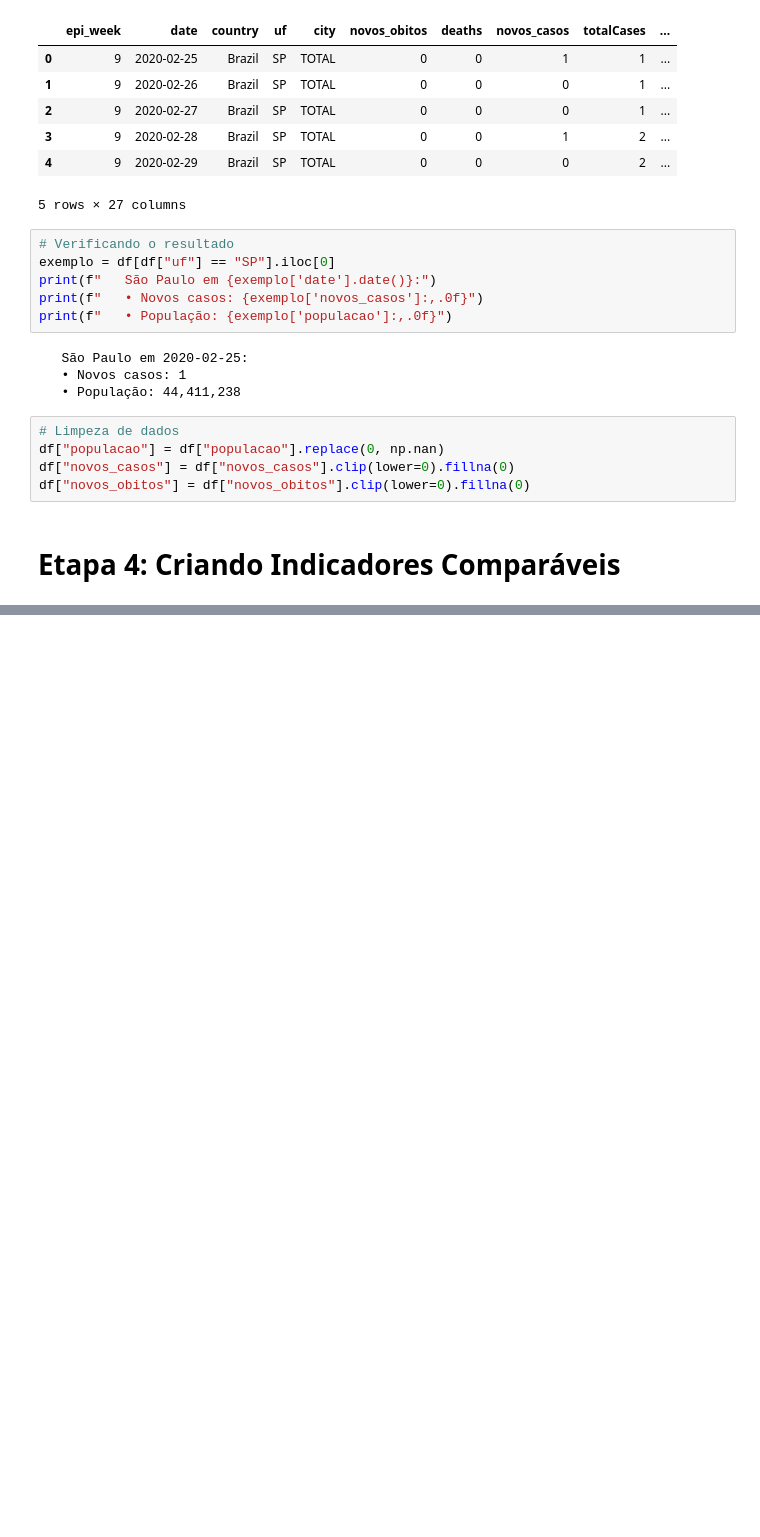
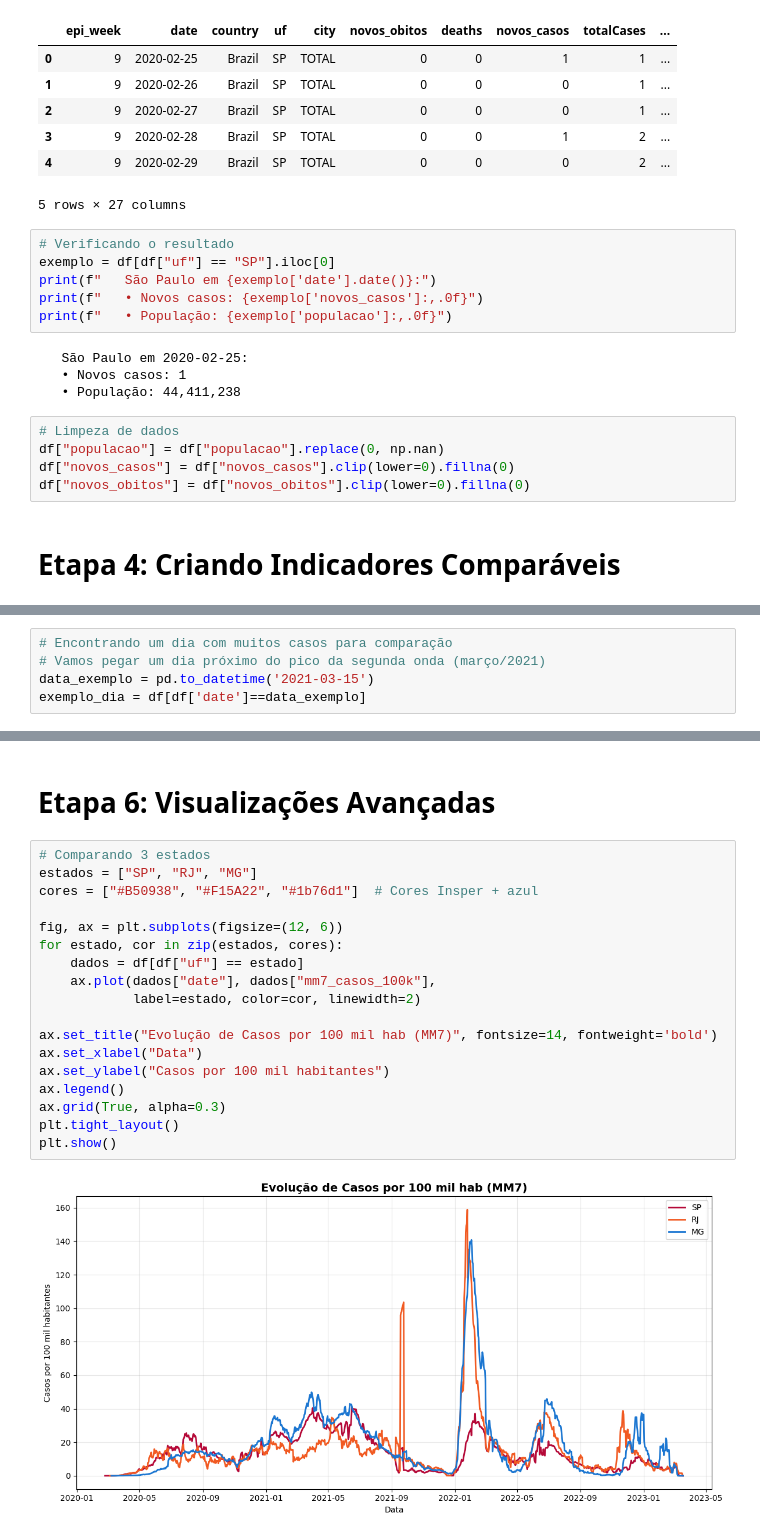
Before and after one commit to miqueias-ayron/20261-insper-ciencia-de-dados, a Jupyter notebook: notebooks/Aula_02_COVID.ipynb, the cells around one changed output, grey strips where cells are left out. Cells and saved outputs as stored; diff of their text form; blank space fills up the shorter version.

Commit message:
notebook(aula_02): etapas 4 a 6

```diff
--- a/notebooks/Aula_02_COVID.ipynb
+++ b/notebooks/Aula_02_COVID.ipynb
@@ -222,0 +227,5 @@ df["novos_obitos"] = df["novos_obitos"].clip(lower=0).fillna(0)
+# %%
+# Encontrando um dia com muitos casos para comparação
+# Vamos pegar um dia próximo do pico da segunda onda (março/2021)
+data_exemplo = pd.to_datetime('2021-03-15')
+exemplo_dia = df[df['date']==data_exemplo]
@@ -222,0 +363,22 @@ df["novos_obitos"] = df["novos_obitos"].clip(lower=0).fillna(0)
+# %% [markdown]
+# Etapa 6: Visualizações Avançadas
+# %%
+# Comparando 3 estados
+estados = ["SP", "RJ", "MG"]
+cores = ["#B50938", "#F15A22", "#1b76d1"]  # Cores Insper + azul
+
+fig, ax = plt.subplots(figsize=(12, 6))
+for estado, cor in zip(estados, cores):
+    dados = df[df["uf"] == estado]
+    ax.plot(dados["date"], dados["mm7_casos_100k"],
+            label=estado, color=cor, linewidth=2)
+
+ax.set_title("Evolução de Casos por 100 mil hab (MM7)", fontsize=14, fontweight='bold')
+ax.set_xlabel("Data")
+ax.set_ylabel("Casos por 100 mil habitantes")
+ax.legend()
+ax.grid(True, alpha=0.3)
+plt.tight_layout()
+plt.show()
+# %% [output]
+[figure, added]
```
Also changed, not shown: parts of 8 cells of this notebook.
